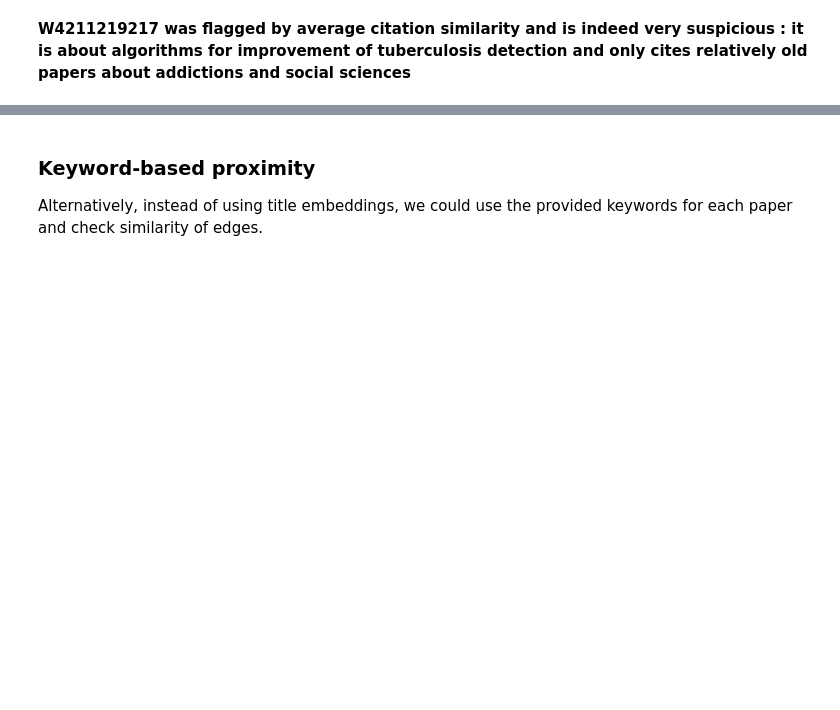
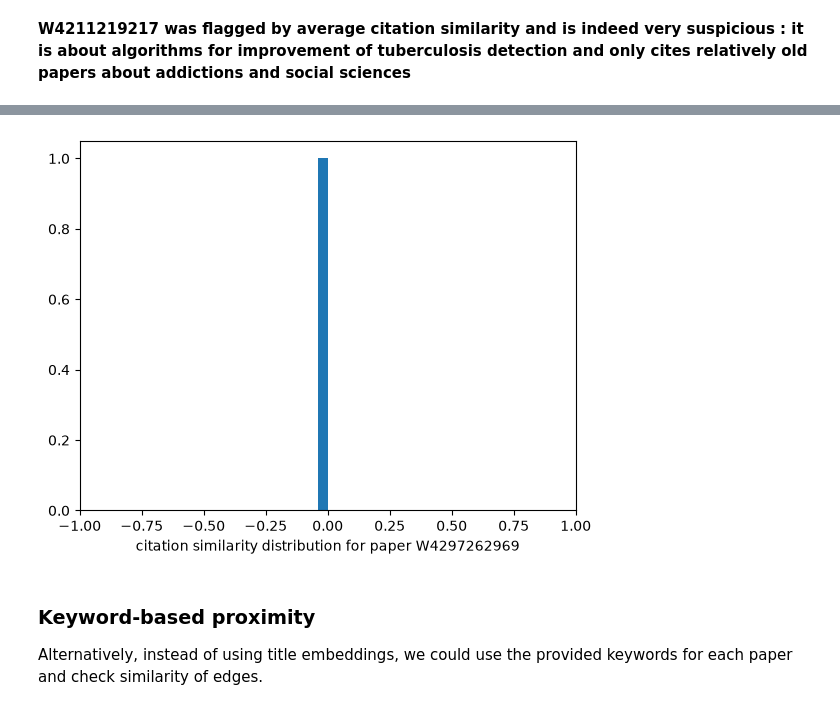
Before and after one commit to frasgp/finalproj, a Jupyter notebook: exploration.ipynb, the cells around one changed output, grey strips where cells are left out. Drawn from its saved outputs; the diff is of its cells as text; code cells hidden in the pictures; blank space fills up the shorter version.

```diff
--- a/exploration.ipynb
+++ b/exploration.ipynb
@@ -684,3 +697,8 @@ Name: avg_citation_similarity, Length: 3485, dtype: float64
+# %%
+
+plot_single_paper_similarity_scores(manipulation_similarity_scores, "W4297262969")
+# %% [output]
+[figure, added]
 # %% [markdown]
 ### Keyword-based proximity
 
```
Also changed, not shown: parts of 7 cells of this notebook.
